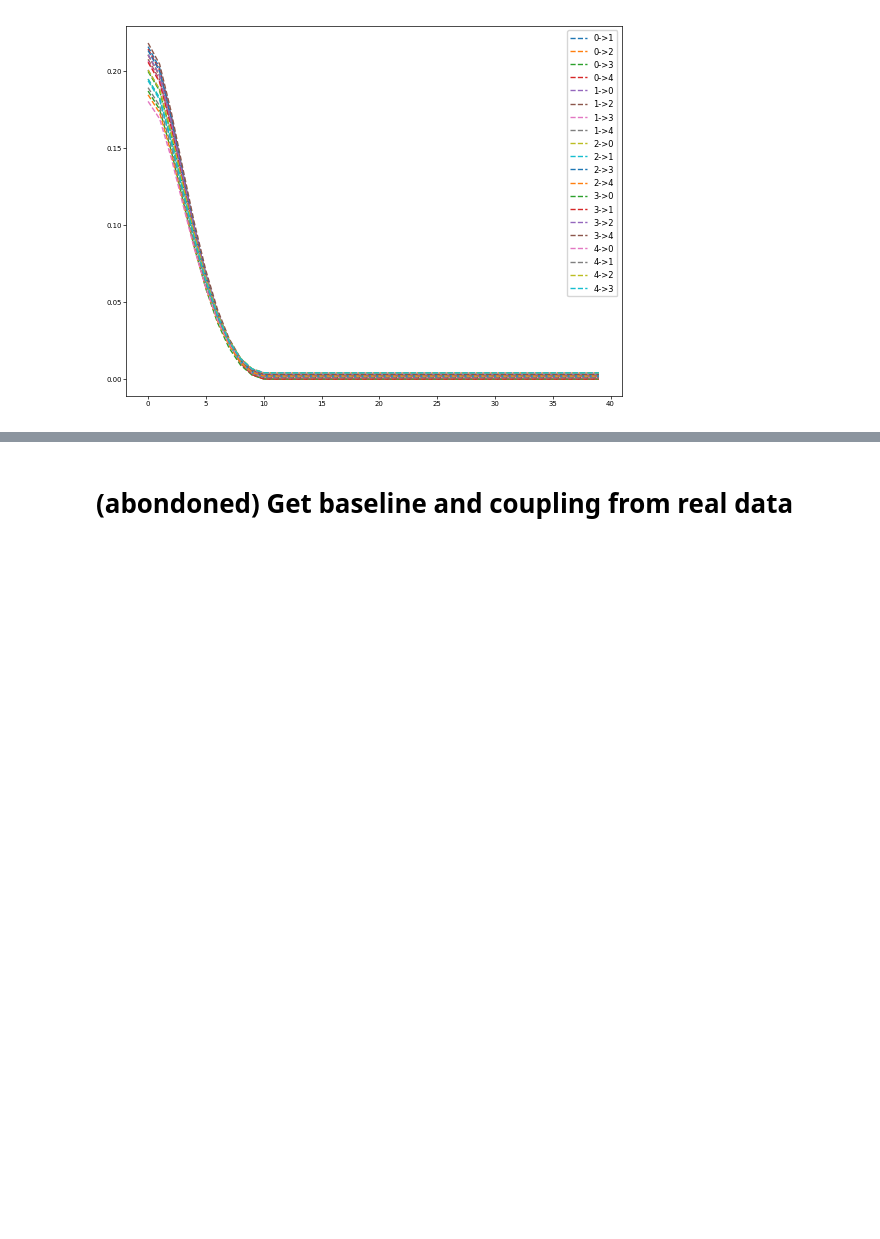
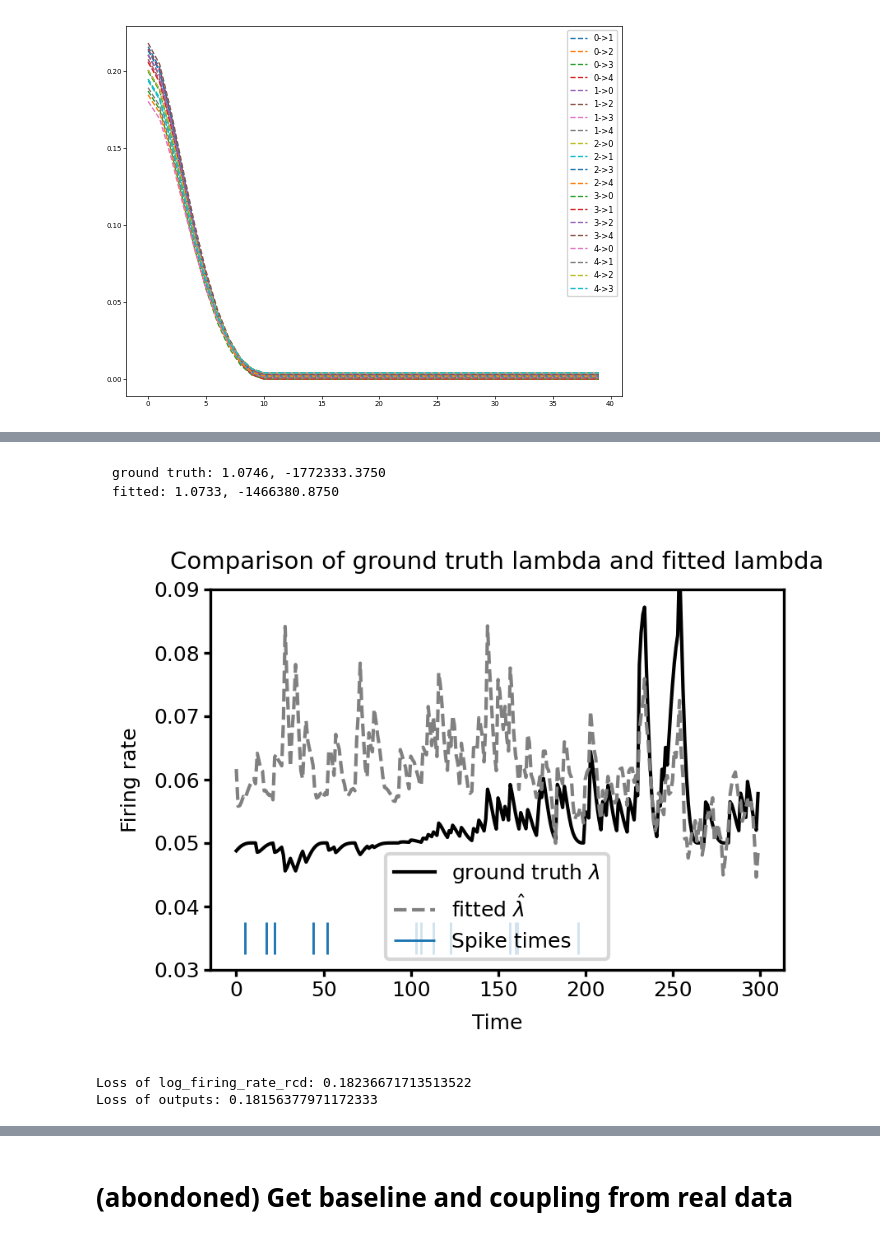
Before and after one commit to Qi-Xin/FC-GPFA, a Jupyter notebook: Decoder&Encoder.ipynb, the cells around one changed output, grey strips where cells are left out. Saved outputs shown, nothing was run; the diff lists cells and outputs as text; code cells hidden in the pictures; blank space fills up the shorter version.

````diff
--- a/Decoder&Encoder.ipynb
+++ b/Decoder&Encoder.ipynb
@@ -577,0 +872,32 @@ plt.show()
+# %% [markdown]
+```
+ground truth: 1.0746, -1772333.3750
+fitted: 1.0733, -1466380.8750
+```
+# %%
+trial_to_plot = 20
+
+utils.use_pdf_plot()
+plt.figure(figsize=(3,2), dpi=300)
+plt.plot(np.exp(log_firing_rate_rcd[trial_to_plot,-1,gt_neuron_params['npadding']:]), color='k', label='ground truth $\lambda$')
+plt.plot(np.exp(model.log_firing_rate[-1].detach().cpu().numpy()[trial_to_plot, -1, :]), '--', color='grey', label='fitted $\hat{\lambda}$')
+plt.eventplot(np.where(spikes[-1][trial_to_plot, -1, gt_neuron_params['npadding']:]>0), lw=0.7, label='Spike times', lineoffsets=0.035, linelengths=0.005)
+plt.xlabel('Time')
+plt.ylabel('Firing rate')
+plt.title('Comparison of ground truth lambda and fitted lambda')
+plt.legend()
+plt.ylim([0.03, 0.09])
+# plt.savefig('Figure/example of overfitting.pdf', format='pdf', dpi=300)
+plt.show()
+
+# Calculate the loss
+loss_rcd = model.criterion(torch.tensor(log_firing_rate_rcd[trial_to_plot,-1,gt_neuron_params['npadding']:], device=device),
+                     model.spikes[-1][trial_to_plot, -1, gt_neuron_params['npadding']:])
+loss_outputs = model.criterion(torch.tensor(model.log_firing_rate[-1].detach().cpu().numpy()[trial_to_plot, -1, :], device=device),
+                         model.spikes[-1][trial_to_plot, -1, gt_neuron_params['npadding']:])
+print("Loss of log_firing_rate_rcd:", loss_rcd.item())
+print("Loss of outputs:", loss_outputs.item())
+# %% [output]
+[figure, added]
+Loss of log_firing_rate_rcd: 0.18236671713513522
+Loss of outputs: 0.18156377971172333
````
Also changed, not shown: parts of 12 cells of this notebook, 1 other file.
